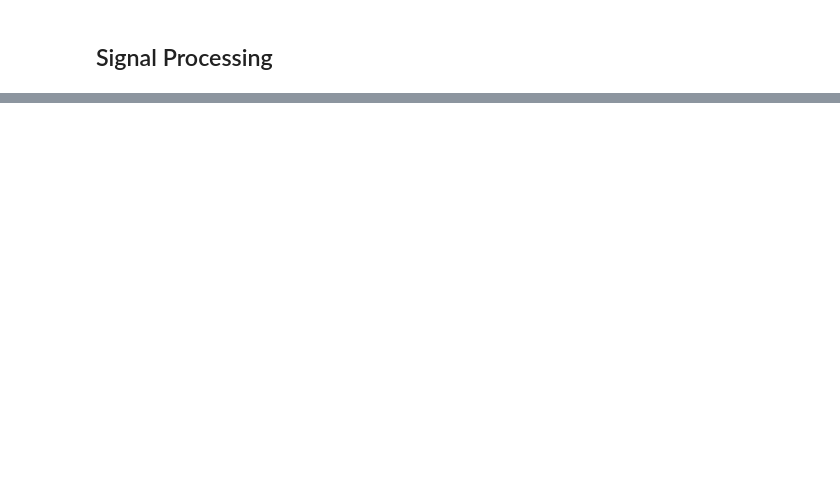
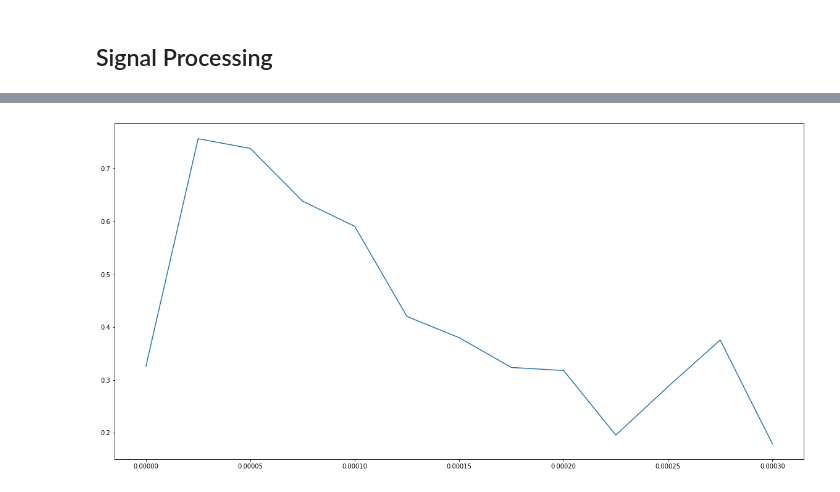
Before and after one commit to MuddSub/Hydrophones, a Jupyter notebook: Process-Hphones.ipynb, the cells around one changed output, grey strips where cells are left out. Saved outputs shown, nothing was run; the diff lists cells and outputs as text; code cells hidden in the pictures; blank space fills up the shorter version.

```diff
--- a/Process-Hphones.ipynb
+++ b/Process-Hphones.ipynb
@@ -95,0 +111,6 @@ Rx=1/N sum (i=1 to N) X(i) X^H(i)
+# %%
+plt.figure(figsize=(20,10))
+plt.plot(t, np.abs(Zxx[idx][0]))
+plt.show()
+# %% [output]
+[figure, added]
```
Also changed, not shown: parts of 10 cells of this notebook.
